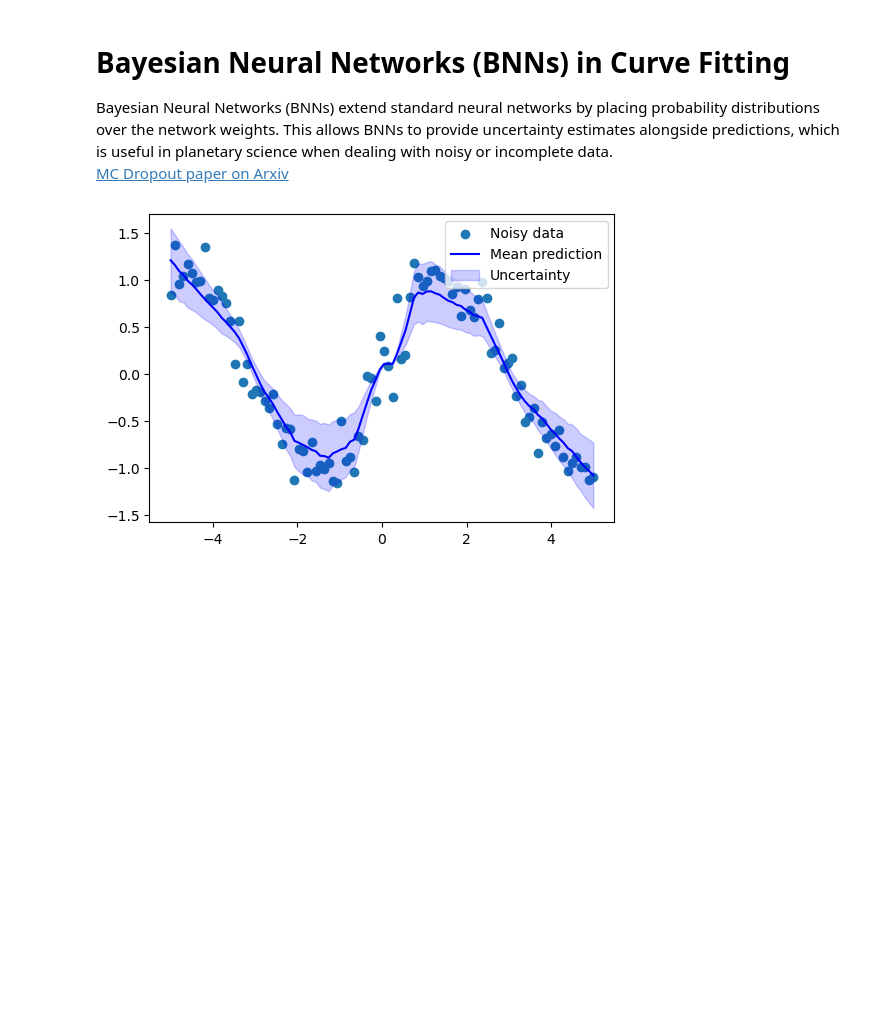
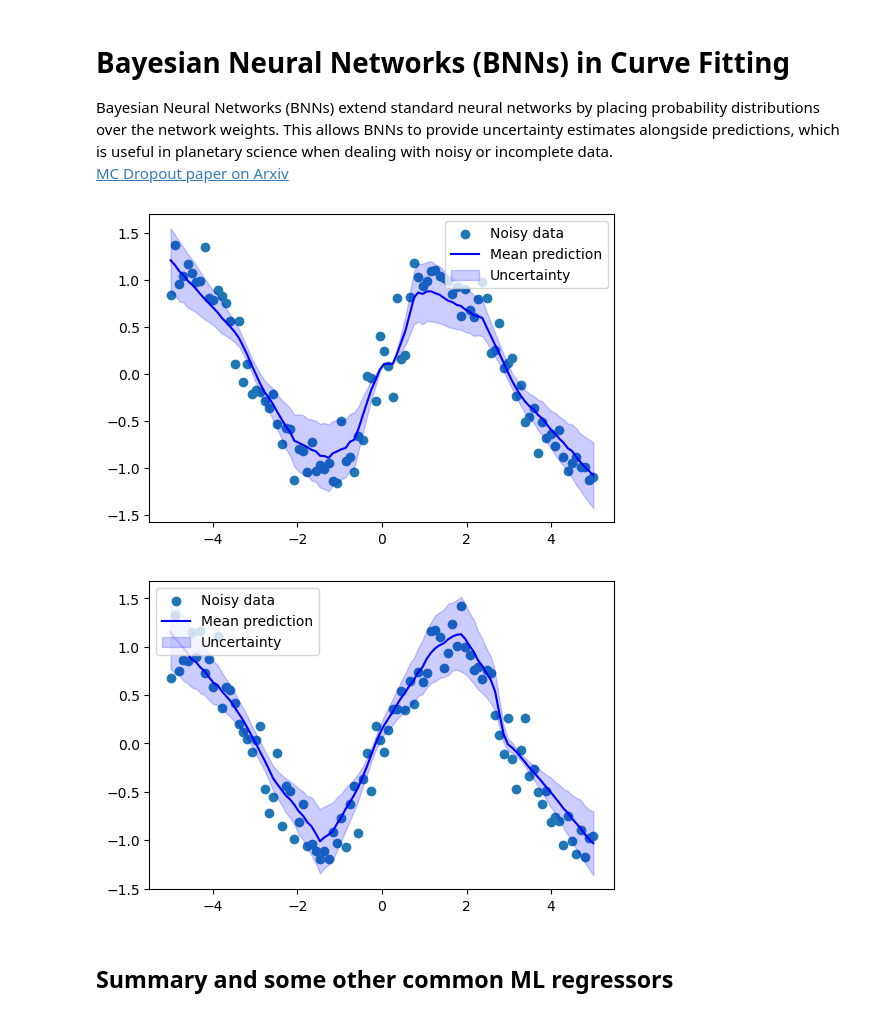
Before and after one commit to Michael-S-Phillips/PTYS_AI, a Jupyter notebook: 02_Curve_Fitting/notebooks/curve_fitting.ipynb, the cells around one changed output. Saved outputs shown, nothing was run; the diff lists cells and outputs as text; code cells hidden in the pictures; blank space fills up the shorter version.

Commit message:
curve fitting nb update

```diff
--- a/02_Curve_Fitting/notebooks/curve_fitting.ipynb
+++ b/02_Curve_Fitting/notebooks/curve_fitting.ipynb
@@ -354,6 +354,83 @@ plt.legend()
 plt.show()
 # %% [output]
 [figure]
+# %%
+# Example: BNN Approximation with MC Dropout
+
+# MC Dropout: A technique for approximating BNNs by enabling dropout during prediction, simulating a Bayesian-like model.
+
+# We'll modify the MLP model from before to use dropout layers.
+
+import torch
+import torch.nn as nn
+import numpy as np
+import matplotlib.pyplot as plt
+
+# Generating noisy data
+x = np.linspace(-5, 5, 100).reshape(-1, 1)
+y = np.sin(x) + 0.2 * np.random.normal(size=x.shape)
+
+# Define MLP model
+class MLP_DO(nn.Module):
+    def __init__(self, hu):
+        super(MLP_DO, self).__init__()
+        self.input = nn.Linear(1, hu)
+        self.normalize = nn.BatchNorm1d(hu)
+        self.hidden = nn.Linear(hu, hu)
+        self.do = nn.Dropout(0.5)
+        self.output = nn.Linear(hu, 1)
+
+    def forward(self, x):
+        x = torch.relu(self.input(x))
+        x = self.normalize(x)
+        x = torch.relu(self.hidden(x))
+        x = self.do(x)
+        x = self.output(x)
+        return x
+
+# Prepare data for training
+hidden_units = 32
+model = MLP_DO(hidden_units)
+loss_fn = nn.MSELoss()
+optimizer = torch.optim.Adam(model.parameters(), lr=0.01, weight_decay=1e-4)  # Added weight decay for L2 regularization
+
+# Convert numpy arrays to torch tensors
+x_train = torch.tensor(x, dtype=torch.float32)
+y_train = torch.tensor(y, dtype=torch.float32)
+
+# Training and prediction proceed similarly, but we’ll now use multiple forward passes to estimate uncertainty.
+# Run multiple predictions (e.g., 100) to approximate the posterior distribution of predictions.
+
+# Training loop
+for epoch in range(10000):
+    model.train()
+    y_pred = model(x_train)
+    loss = loss_fn(y_pred, y_train)
+    optimizer.zero_grad()
+    loss.backward()
+    optimizer.step()
+
+# multiple forward passes to estimate uncertainty
+y_preds = []
+for _ in range(1000):
+    y_pred = model(x_train)
+    y_preds.append(y_pred.detach().numpy())
+
+y_preds_mean = np.mean(y_preds, axis=0)
+y_preds_std = np.std(y_preds, axis=0)
+
+# Plot the mean prediction and uncertainty bounds
+plt.figure(figsize=(6,4))
+plt.scatter(x, y, label='Noisy data')
+plt.plot(x, y_preds_mean, label='Mean prediction', color='blue')
+plt.fill_between(x.flatten(), y_preds_mean.flatten() - y_preds_std.flatten(),
+                 y_preds_mean.flatten() + y_preds_std.flatten(), color='blue', alpha=0.2, label='Uncertainty')
+plt.legend()
+plt.show()
+# %% [output]
+[figure, added]
+# %% [markdown]
+## Summary and some other common ML regressors
 # %%
 import numpy as np
 import matplotlib.pyplot as plt
```
Also changed, not shown: parts of 2 cells of this notebook.
